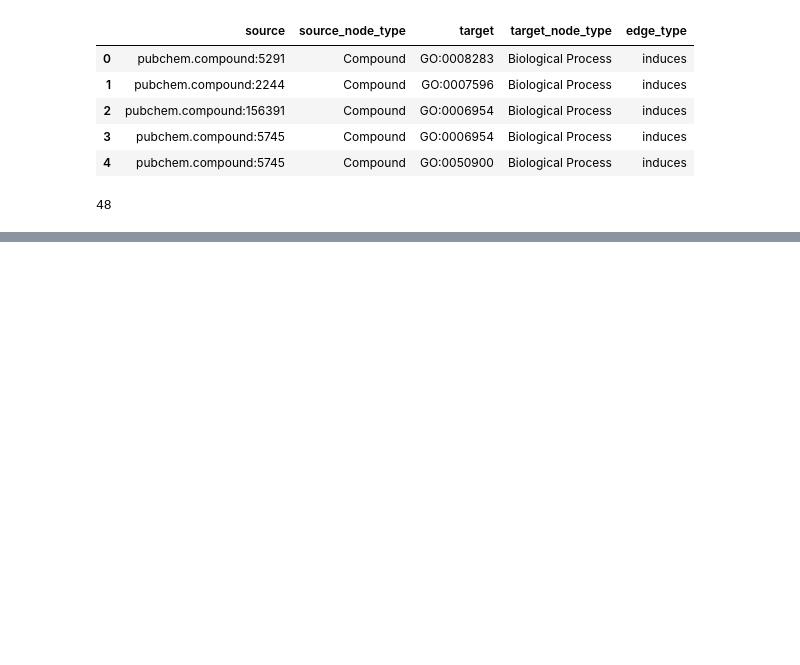
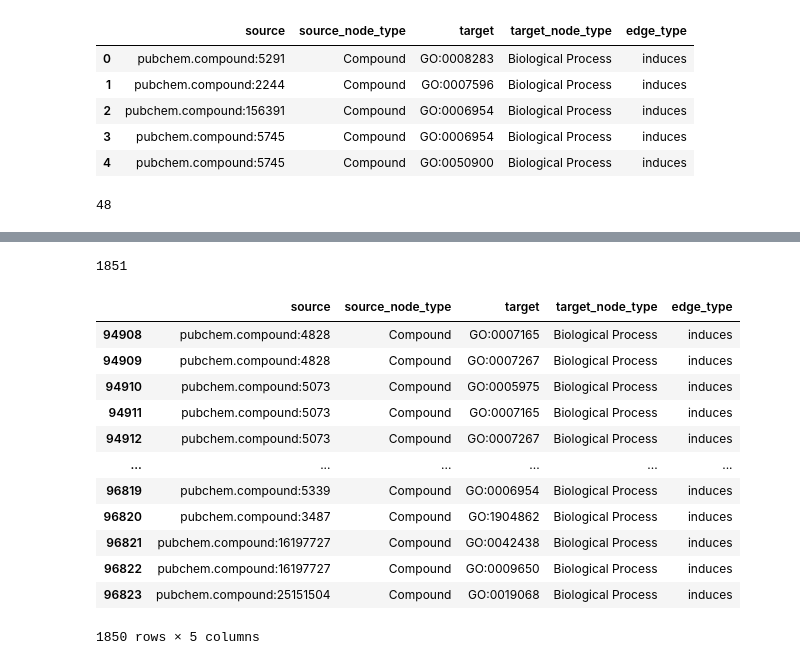
Before and after one commit to laurendelong21/MoA-Net, a Jupyter notebook: notebooks/generate_test_dataset.ipynb, the cells around one changed output, grey strips where cells are left out. Cells and saved outputs as stored; diff of their text form; code cells hidden in the pictures; blank space fills up the shorter version.

```diff
--- a/notebooks/generate_test_dataset.ipynb
+++ b/notebooks/generate_test_dataset.ipynb
@@ -346,0 +351,36 @@ validation_df.to_csv(f'{KG_DIR}/test.tsv', sep='\t', index=False)
+# %%
+final_kg_df = pd.concat([final_kg_df, validation_df], ignore_index=True)
+# %%
+# get all of the proteins connected to other proteins
+prots_connected = set()
+for i, row in final_kg_df.loc[final_kg_df['edge_type'] == 'interacts'].iterrows():
+    prots_connected.add(row['source'])
+    prots_connected.add(row['target'])
+# %%
+# get all the BPs whose protein is also connected to other proteins
+bp_nodes = {row['target'] for i, row in final_kg_df.loc[final_kg_df['edge_type'] == 'participates'].iterrows() if row['source'] in prots_connected}
+# get all the drugs whose protein is also connected to other proteins
+drug_nodes = {row['source'] for i, row in final_kg_df.loc[final_kg_df['edge_type'].isin({'downregulates', 'upregulates'})].iterrows() if row['target'] in prots_connected}
+# %%
+# get the drug-BP pairs
+drugbp_pairs = final_kg_df.loc[final_kg_df['edge_type'] == 'induces']
+# %%
+len(drugbp_pairs)
+# %% [output]
+1851
+# %%
+drugbp_pairs.loc[drugbp_pairs['source'].isin(drug_nodes) & drugbp_pairs['target'].isin(bp_nodes)]
+# %% [output]
+|  | source | source_node_type | target | target_node_type | edge_type |
+| 94908 | pubchem.compound:4828 | Compound | GO:0007165 | Biological Process | induces |
+| 94909 | pubchem.compound:4828 | Compound | GO:0007267 | Biological Process | induces |
+| 94910 | pubchem.compound:5073 | Compound | GO:0005975 | Biological Process | induces |
+| 94911 | pubchem.compound:5073 | Compound | GO:0007165 | Biological Process | induces |
+| 94912 | pubchem.compound:5073 | Compound | GO:0007267 | Biological Process | induces |
+| ... | ... | ... | ... | ... | ... |
+| 96819 | pubchem.compound:5339 | Compound | GO:0006954 | Biological Process | induces |
+| 96820 | pubchem.compound:3487 | Compound | GO:1904862 | Biological Process | induces |
+| 96821 | pubchem.compound:16197727 | Compound | GO:0042438 | Biological Process | induces |
+| 96822 | pubchem.compound:16197727 | Compound | GO:0009650 | Biological Process | induces |
+| 96823 | pubchem.compound:25151504 | Compound | GO:0019068 | Biological Process | induces |
+1850 rows × 5 columns
```
Also changed, not shown: parts of 10 cells of this notebook, 6 other files.
